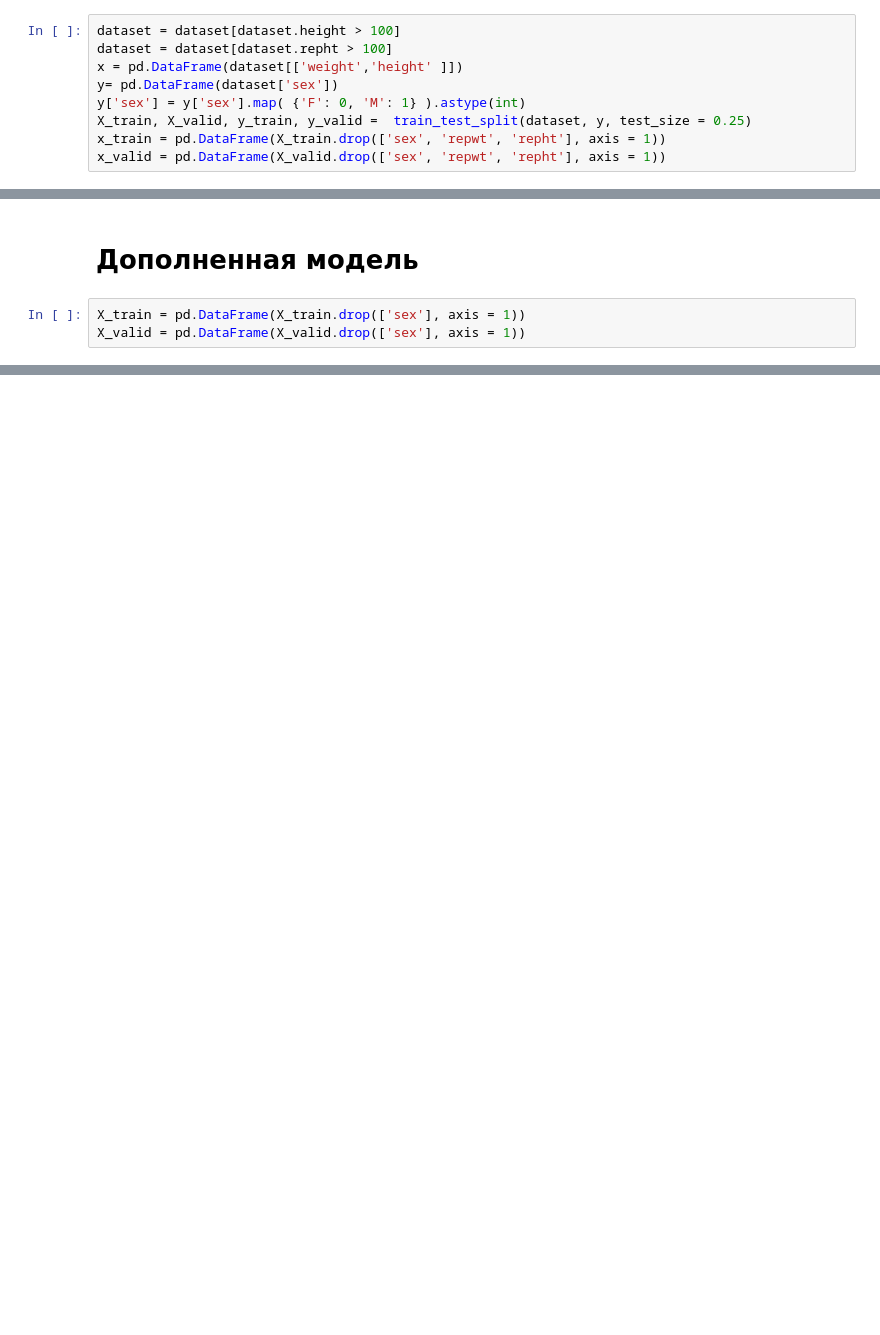
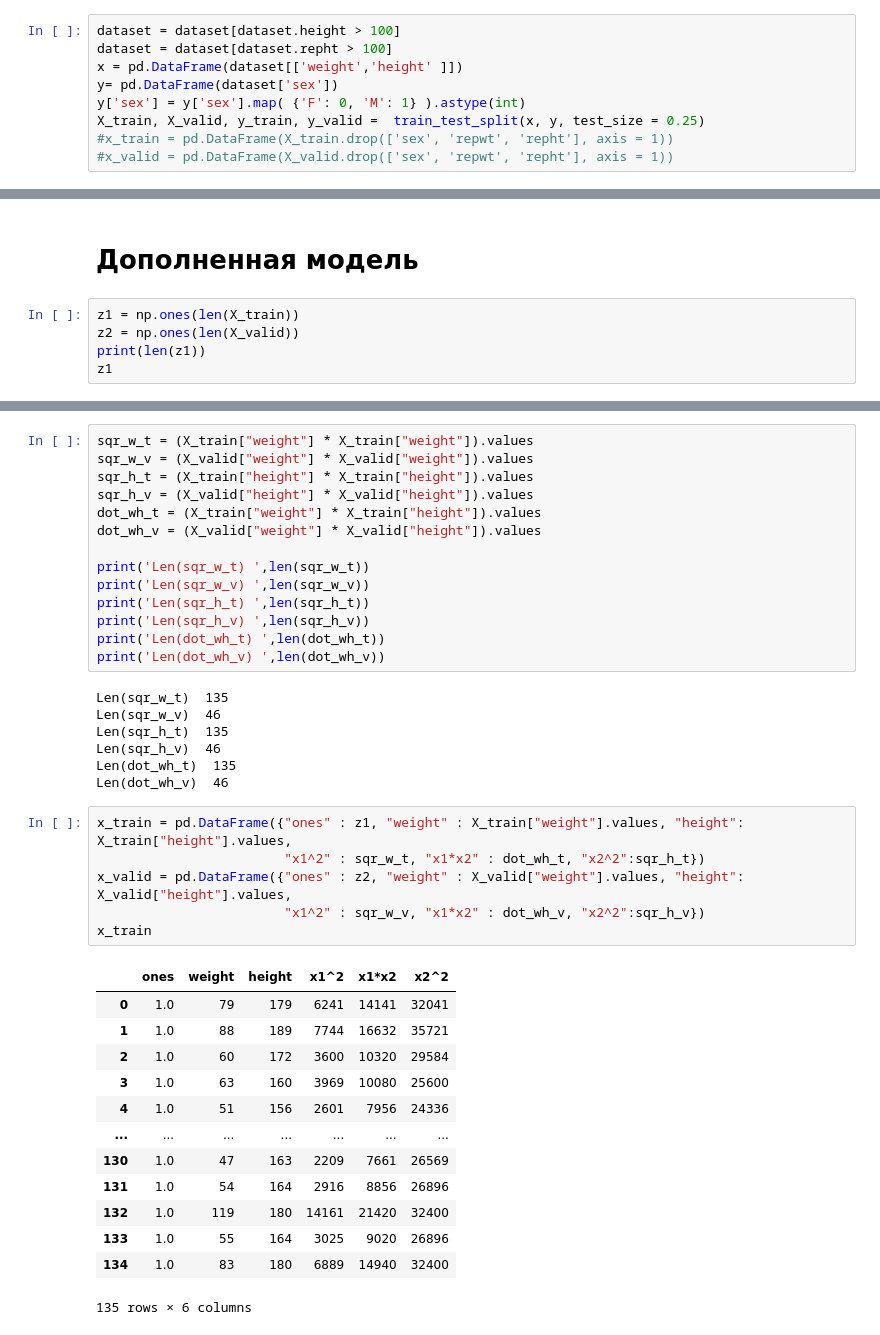
Before and after one commit to JacKira/ML_curse, a Jupyter notebook: 02_LogisticRegression.ipynb, the cells around one changed output, grey strips where cells are left out. Saved outputs shown, nothing was run; the diff lists cells and outputs as text; blank space fills up the shorter version.

```diff
--- a/02_LogisticRegression.ipynb
+++ b/02_LogisticRegression.ipynb
@@ -74,7 +73,7 @@ dataset = dataset[dataset.repht > 100]
 x = pd.DataFrame(dataset[['weight','height' ]])
 y= pd.DataFrame(dataset['sex'])
 y['sex'] = y['sex'].map( {'F': 0, 'M': 1} ).astype(int)
-X_train, X_valid, y_train, y_valid =  train_test_split(dataset, y, test_size = 0.25)
-x_train = pd.DataFrame(X_train.drop(['sex', 'repwt', 'repht'], axis = 1))
-x_valid = pd.DataFrame(X_valid.drop(['sex', 'repwt', 'repht'], axis = 1))
+X_train, X_valid, y_train, y_valid =  train_test_split(x, y, test_size = 0.25)
+#x_train = pd.DataFrame(X_train.drop(['sex', 'repwt', 'repht'], axis = 1))
+#x_valid = pd.DataFrame(X_valid.drop(['sex', 'repwt', 'repht'], axis = 1))
 # %%
@@ -175,5 +183,7 @@ Precision:  0.9523809523809523
 # %% [markdown]
 # Дополненная модель
-# %%
-X_train = pd.DataFrame(X_train.drop(['sex'], axis = 1))
-X_valid = pd.DataFrame(X_valid.drop(['sex'], axis = 1))
+# %%
+z1 = np.ones(len(X_train))
+z2 = np.ones(len(X_valid))
+print(len(z1))
+z1
@@ -180,2 +200,43 @@ X_valid = pd.DataFrame(X_valid.drop(['sex'], axis = 1))
+# %%
+sqr_w_t = (X_train["weight"] * X_train["weight"]).values
+sqr_w_v = (X_valid["weight"] * X_valid["weight"]).values
+sqr_h_t = (X_train["height"] * X_train["height"]).values
+sqr_h_v = (X_valid["height"] * X_valid["height"]).values
+dot_wh_t = (X_train["weight"] * X_train["height"]).values
+dot_wh_v = (X_valid["weight"] * X_valid["height"]).values
+
+print('Len(sqr_w_t) ',len(sqr_w_t))
+print('Len(sqr_w_v) ',len(sqr_w_v))
+print('Len(sqr_h_t) ',len(sqr_h_t))
+print('Len(sqr_h_v) ',len(sqr_h_v))
+print('Len(dot_wh_t) ',len(dot_wh_t))
+print('Len(dot_wh_v) ',len(dot_wh_v))
+# %% [output]
+Len(sqr_w_t)  135
+Len(sqr_w_v)  46
+Len(sqr_h_t)  135
+Len(sqr_h_v)  46
+Len(dot_wh_t)  135
+Len(dot_wh_v)  46
+# %%
+x_train = pd.DataFrame({"ones" : z1, "weight" : X_train["weight"].values, "height": X_train["height"].values,
+                        "x1^2" : sqr_w_t, "x1*x2" : dot_wh_t, "x2^2":sqr_h_t})
+x_valid = pd.DataFrame({"ones" : z2, "weight" : X_valid["weight"].values, "height": X_valid["height"].values,
+                        "x1^2" : sqr_w_v, "x1*x2" : dot_wh_v, "x2^2":sqr_h_v})
+x_train
+# %% [output]
+|  | ones | weight | height | x1^2 | x1*x2 | x2^2 |
+| 0 | 1.0 | 79 | 179 | 6241 | 14141 | 32041 |
+| 1 | 1.0 | 88 | 189 | 7744 | 16632 | 35721 |
+| 2 | 1.0 | 60 | 172 | 3600 | 10320 | 29584 |
+| 3 | 1.0 | 63 | 160 | 3969 | 10080 | 25600 |
+| 4 | 1.0 | 51 | 156 | 2601 | 7956 | 24336 |
+| ... | ... | ... | ... | ... | ... | ... |
+| 130 | 1.0 | 47 | 163 | 2209 | 7661 | 26569 |
+| 131 | 1.0 | 54 | 164 | 2916 | 8856 | 26896 |
+| 132 | 1.0 | 119 | 180 | 14161 | 21420 | 32400 |
+| 133 | 1.0 | 55 | 164 | 3025 | 9020 | 26896 |
+| 134 | 1.0 | 83 | 180 | 6889 | 14940 | 32400 |
+135 rows × 6 columns
 # %%
 #Lerning model
```
Also changed, not shown: parts of 19 cells of this notebook.
